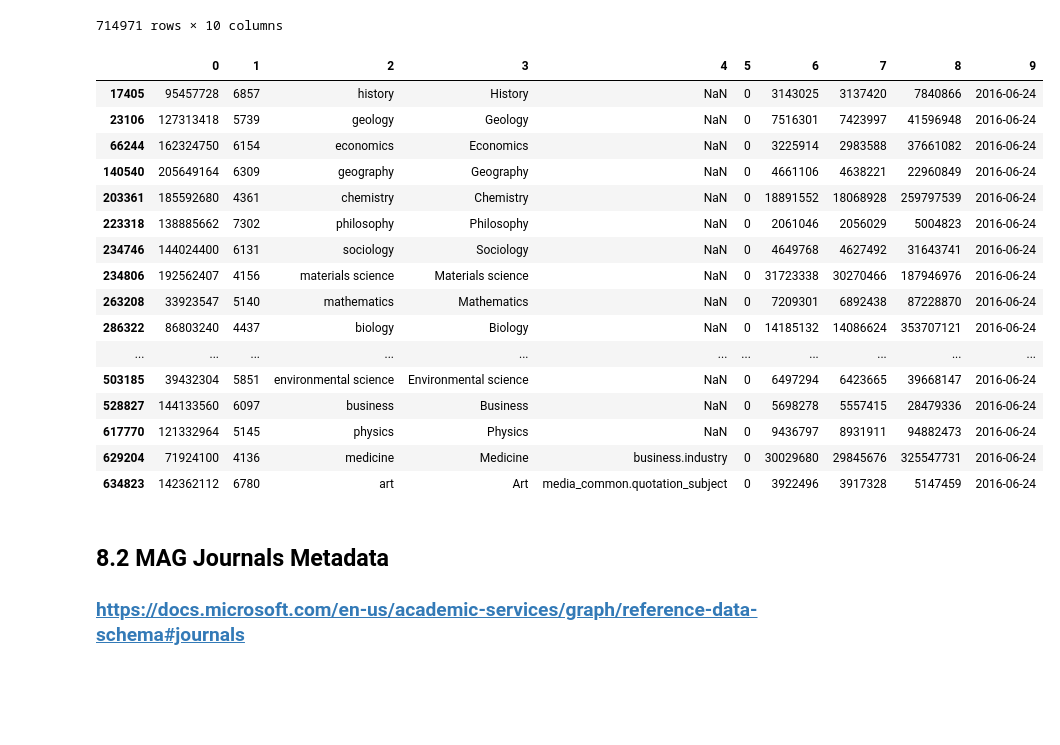
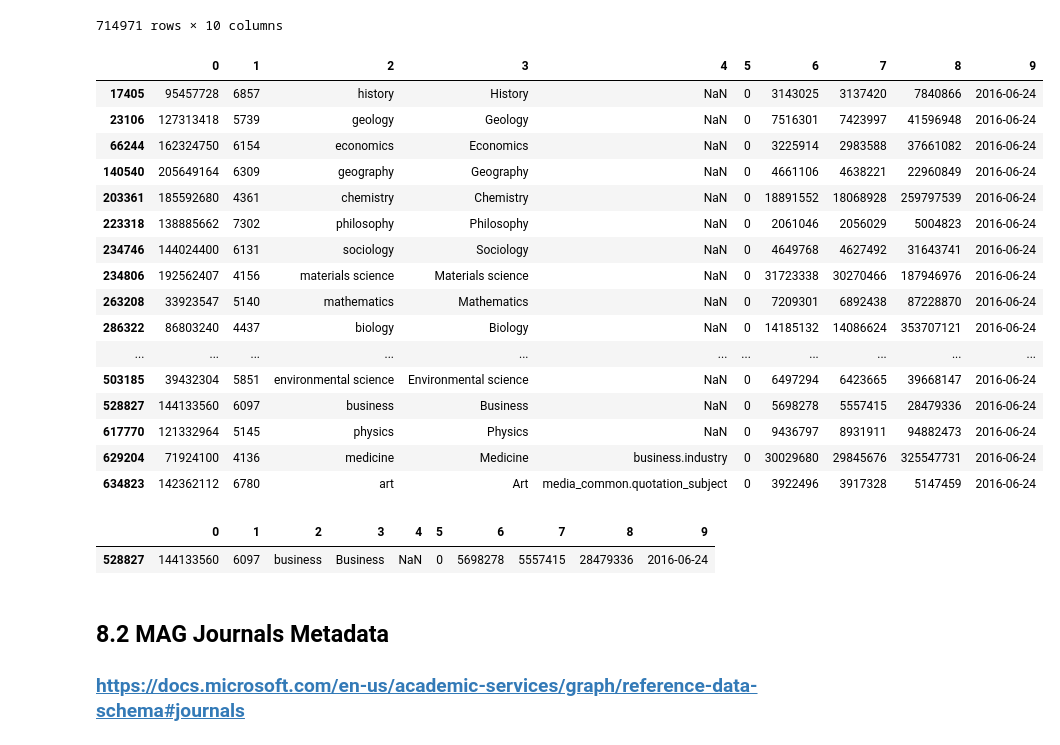
Before and after one commit to JiHaeChoi/SDG, a Jupyter notebook: Analysis.ipynb, the cells around one changed output. Drawn from its saved outputs; the diff is of its cells as text; code cells hidden in the pictures; blank space fills up the shorter version.

```diff
--- a/Analysis.ipynb
+++ b/Analysis.ipynb
@@ -5,8 +5,9 @@ import time
 # %%
 import pandas as pd
 import numpy as np
-# %%
-pd.set_option('display.max_columns', 500)
+# %%
+pd.set_option('display.max_rows', 10000)
+pd.set_option('display.max_columns', 100)
 # %%
 %%time
 import sqlite3
@@ -44,3 +47,0 @@ df_matched = pd.read_sql("select * from scinet_papers_matched", con)
-# %%
-pd.set_option('display.max_rows', 100)
-pd.set_option('display.max_columns', 100)
@@ -480,28 +597,33 @@ Wall time: 1.58 s
 | 714969 | 3020562556 | 14742 | image guided radiotherapy | Image guided radiotherapy | NaN | 4 | 929 | 924 | 6650 | 2020-05-01 |
 | 714970 | 3020702029 | 15527 | short implants | Short implants | NaN | 3 | 384 | 382 | 3672 | 2020-05-01 |
 714971 rows × 10 columns
+# %%
+http://web.archive.org/web/20230327083314/https://academic.microsoft.com/#/topics/0/
+# %% [output]
+|  | 0 | 1 | 2 | 3 | 4 | 5 | 6 | 7 | 8 | 9 |
+| 17405 | 95457728 | 6857 | history | History | NaN | 0 | 3143025 | 3137420 | 7840866 | 2016-06-24 |
+| 23106 | 127313418 | 5739 | geology | Geology | NaN | 0 | 7516301 | 7423997 | 41596948 | 2016-06-24 |
+| 66244 | 162324750 | 6154 | economics | Economics | NaN | 0 | 3225914 | 2983588 | 37661082 | 2016-06-24 |
+| 140540 | 205649164 | 6309 | geography | Geography | NaN | 0 | 4661106 | 4638221 | 22960849 | 2016-06-24 |
+| 203361 | 185592680 | 4361 | chemistry | Chemistry | NaN | 0 | 18891552 | 18068928 | 259797539 | 2016-06-24 |
+| 223318 | 138885662 | 7302 | philosophy | Philosophy | NaN | 0 | 2061046 | 2056029 | 5004823 | 2016-06-24 |
+| 234746 | 144024400 | 6131 | sociology | Sociology | NaN | 0 | 4649768 | 4627492 | 31643741 | 2016-06-24 |
+| 234806 | 192562407 | 4156 | materials science | Materials science | NaN | 0 | 31723338 | 30270466 | 187946976 | 2016-06-24 |
+| 263208 | 33923547 | 5140 | mathematics | Mathematics | NaN | 0 | 7209301 | 6892438 | 87228870 | 2016-06-24 |
+| 286322 | 86803240 | 4437 | biology | Biology | NaN | 0 | 14185132 | 14086624 | 353707121 | 2016-06-24 |
+| ... | ... | ... | ... | ... | ... | ... | ... | ... | ... | ... |
+| 503185 | 39432304 | 5851 | environmental science | Environmental science | NaN | 0 | 6497294 | 6423665 | 39668147 | 2016-06-24 |
+| 528827 | 144133560 | 6097 | business | Business | NaN | 0 | 5698278 | 5557415 | 28479336 | 2016-06-24 |
+| 617770 | 121332964 | 5145 | physics | Physics | NaN | 0 | 9436797 | 8931911 | 94882473 | 2016-06-24 |
+| 629204 | 71924100 | 4136 | medicine | Medicine | business.industry | 0 | 30029680 | 29845676 | 325547731 | 2016-06-24 |
+| 634823 | 142362112 | 6780 | art | Art | media_common.quotation_subject | 0 | 3922496 | 3917328 | 5147459 | 2016-06-24 |
 # %%
-# Have a look at Lv0 field
-df_MAG_Lv0_Field = df_MAG_F.loc[df_MAG_F[5] == 0, :]
+# Have a look at Lv0 fielddf_MAG_Lv0_Field[0] == 'business'
+df_MAG_Lv0_Field = df_MAG_F.loc[df_MAG_F[6] == 5698278, :]
 df_MAG_Lv0_Field
 # %% [output]
 |  | 0 | 1 | 2 | 3 | 4 | 5 | 6 | 7 | 8 | 9 |
-| 17405 | 95457728 | 6857 | history | History | NaN | 0 | 3143025 | 3137420 | 7840866 | 2016-06-24 |
-| 23106 | 127313418 | 5739 | geology | Geology | NaN | 0 | 7516301 | 7423997 | 41596948 | 2016-06-24 |
-| 66244 | 162324750 | 6154 | economics | Economics | NaN | 0 | 3225914 | 2983588 | 37661082 | 2016-06-24 |
-| 140540 | 205649164 | 6309 | geography | Geography | NaN | 0 | 4661106 | 4638221 | 22960849 | 2016-06-24 |
-| 203361 | 185592680 | 4361 | chemistry | Chemistry | NaN | 0 | 18891552 | 18068928 | 259797539 | 2016-06-24 |
-| 223318 | 138885662 | 7302 | philosophy | Philosophy | NaN | 0 | 2061046 | 2056029 | 5004823 | 2016-06-24 |
-| 234746 | 144024400 | 6131 | sociology | Sociology | NaN | 0 | 4649768 | 4627492 | 31643741 | 2016-06-24 |
-| 234806 | 192562407 | 4156 | materials science | Materials science | NaN | 0 | 31723338 | 30270466 | 187946976 | 2016-06-24 |
-| 263208 | 33923547 | 5140 | mathematics | Mathematics | NaN | 0 | 7209301 | 6892438 | 87228870 | 2016-06-24 |
-| 286322 | 86803240 | 4437 | biology | Biology | NaN | 0 | 14185132 | 14086624 | 353707121 | 2016-06-24 |
-| ... | ... | ... | ... | ... | ... | ... | ... | ... | ... | ... |
-| 503185 | 39432304 | 5851 | environmental science | Environmental science | NaN | 0 | 6497294 | 6423665 | 39668147 | 2016-06-24 |
 | 528827 | 144133560 | 6097 | business | Business | NaN | 0 | 5698278 | 5557415 | 28479336 | 2016-06-24 |
-| 617770 | 121332964 | 5145 | physics | Physics | NaN | 0 | 9436797 | 8931911 | 94882473 | 2016-06-24 |
-| 629204 | 71924100 | 4136 | medicine | Medicine | business.industry | 0 | 30029680 | 29845676 | 325547731 | 2016-06-24 |
-| 634823 | 142362112 | 6780 | art | Art | media_common.quotation_subject | 0 | 3922496 | 3917328 | 5147459 | 2016-06-24 |
 # %% [markdown]
 ## 8.2 MAG Journals Metadata
 ### https://docs.microsoft.com/en-us/academic-services/graph/reference-data-schema#journals
```
Also changed, not shown: parts of 24 cells of this notebook, 2 other files.
